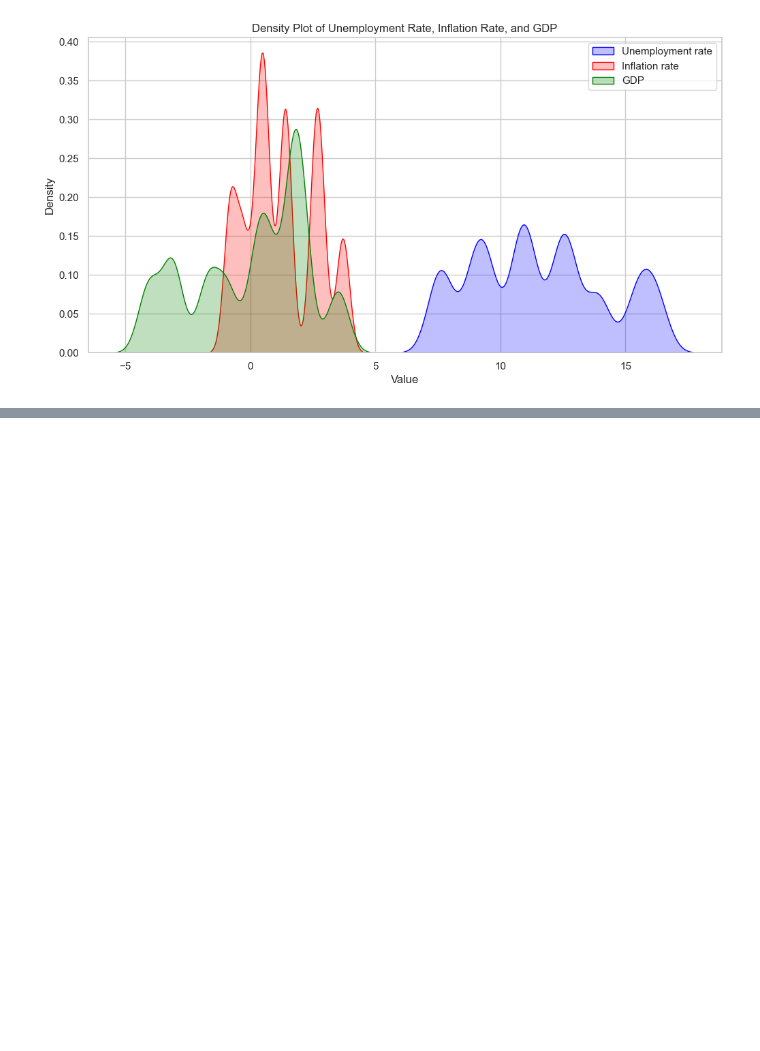
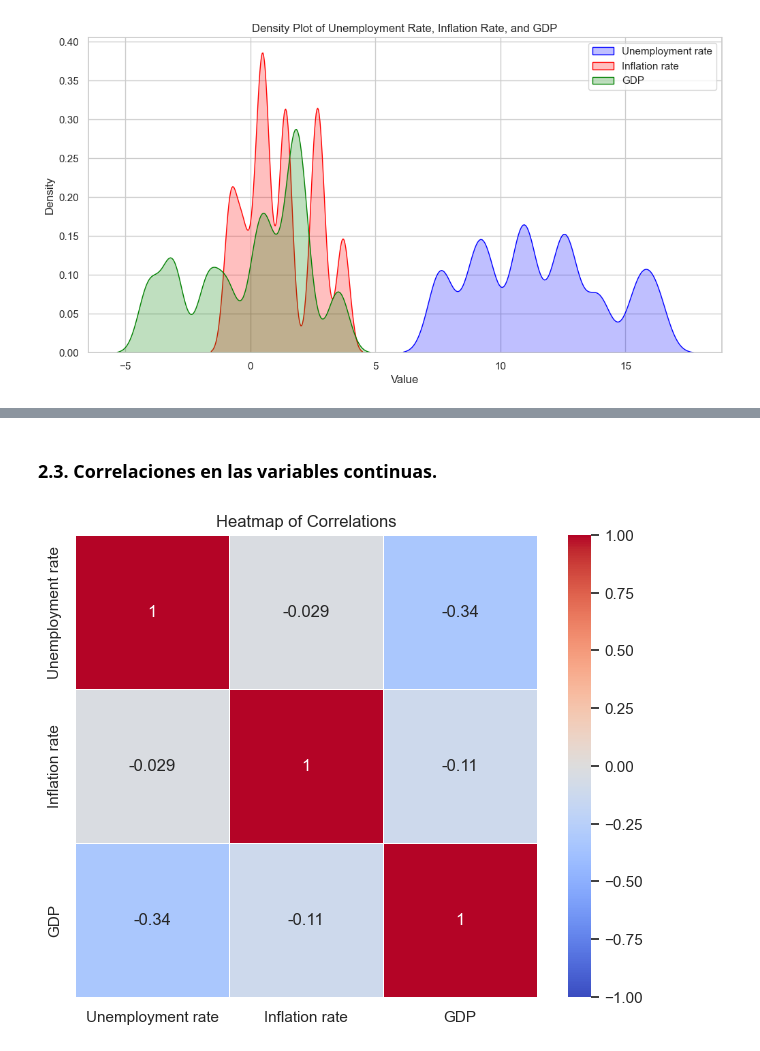
Before and after one commit to MarcosDigu/tfm_school_dropout, a Jupyter notebook: Code/1. Pretratamiento de datos/Pretratamiento_Datos.ipynb, the cells around one changed output, grey strips where cells are left out. Cells and saved outputs as stored; diff of their text form; code cells hidden in the pictures; blank space fills up the shorter version.

```diff
--- a/Code/1. Pretratamiento de datos/Pretratamiento_Datos.ipynb
+++ b/Code/1. Pretratamiento de datos/Pretratamiento_Datos.ipynb
@@ -137,0 +210,17 @@ plt.show()
+# %% [markdown]
+### 2.3. Correlaciones en las variables continuas.
+# %%
+# Calcular la matriz de correlación
+correlation_matrix = df[['Unemployment rate', 'Inflation rate', 'GDP']].corr()
+
+# Configurar el tamaño del gráfico
+plt.figure(figsize=(8, 6))
+
+# Crear el heatmap
+sns.heatmap(correlation_matrix, annot=True, cmap='coolwarm', vmin=-1, vmax=1, square=True, linewidths=.5)
+
+# Añadir títulos y ajustar el diseño
+plt.title('Heatmap of Correlations')
+plt.show()
+# %% [output]
+[figure, added]
```
Also changed, not shown: parts of 7 cells of this notebook, 1 other file.
